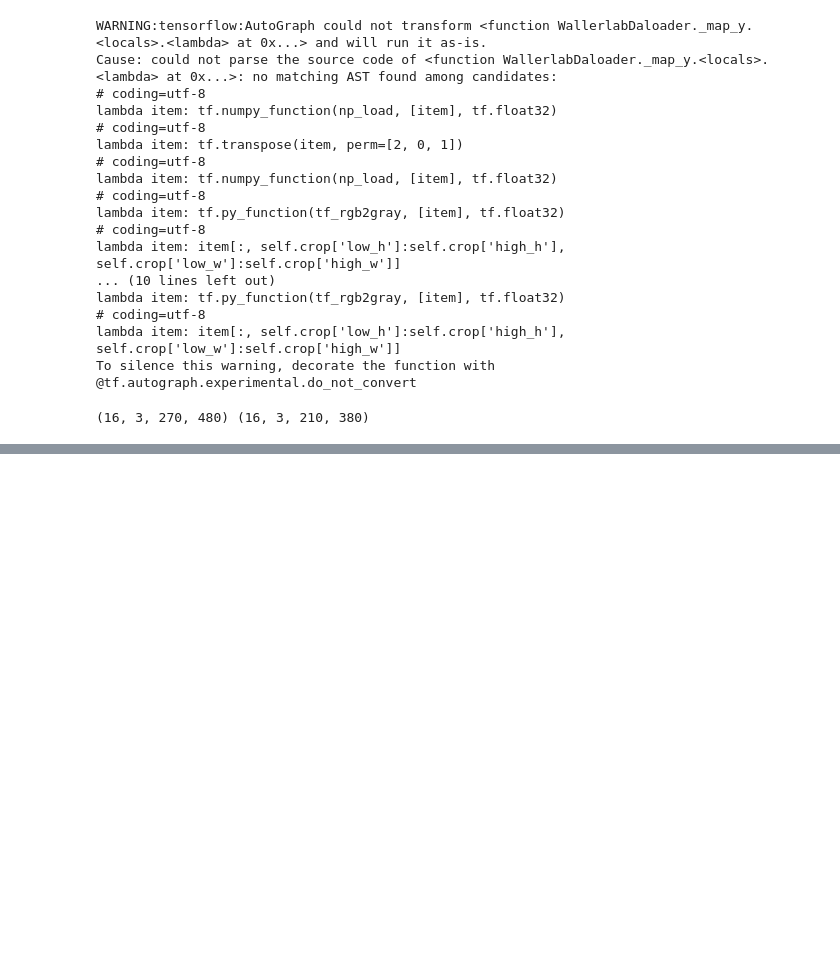
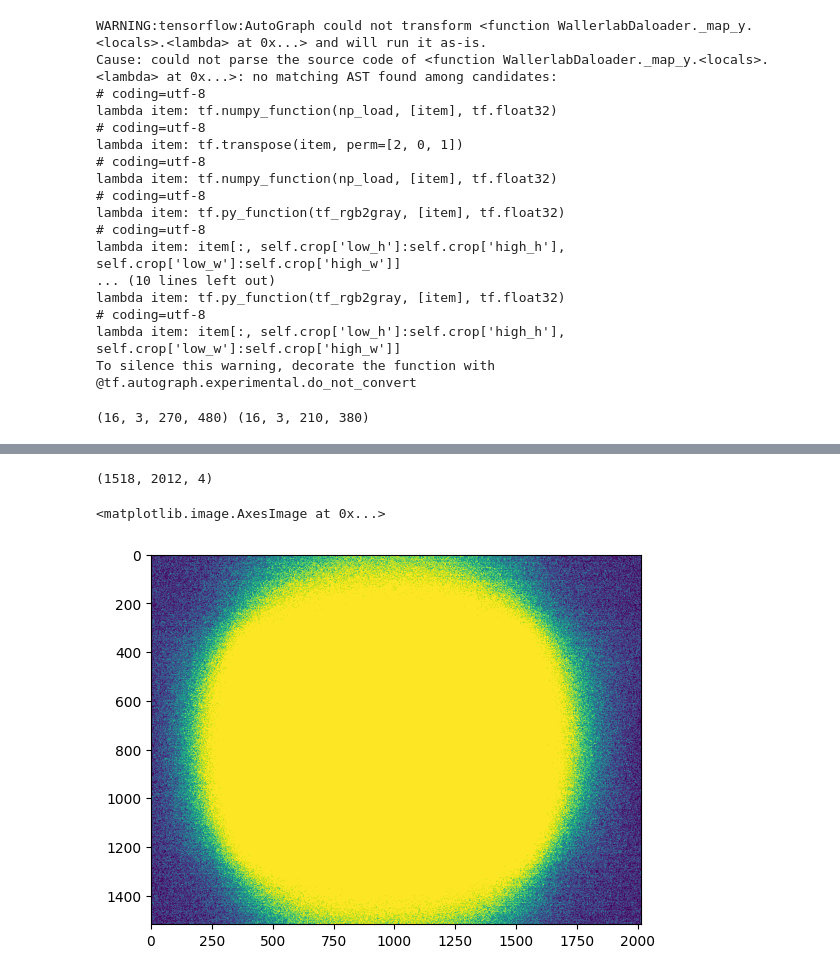
Before and after one commit to jonreymond/lensless_ml, a Jupyter notebook: draft.ipynb, the cells around one changed output, grey strips where cells are left out. Drawn from its saved outputs; the diff is of its cells as text; code cells hidden in the pictures; blank space fills up the shorter version.

```diff
--- a/draft.ipynb
+++ b/draft.ipynb
@@ -612,0 +660,12 @@ for i in train_generator:
+# %%
+raw_img = '/scratch/jreymond/phlatnet/'+ 'imagenet_caps_384_12bit_Feb_19/'
+sample = 'n01440764/n01440764_1469.png'
+
+img = cv2.imread(raw_img + sample, -1) #/ MAX_UINT16_VAL
+img = extract_bayer(img)
+print(img.shape)
+plt.imshow(img[:, :, 0] > 0)
+# %% [output]
+(1518, 2012, 4)
+<matplotlib.image.AxesImage at 0x...>
+[figure, added]
```
Also changed, not shown: parts of 18 cells of this notebook, 10 other files.
